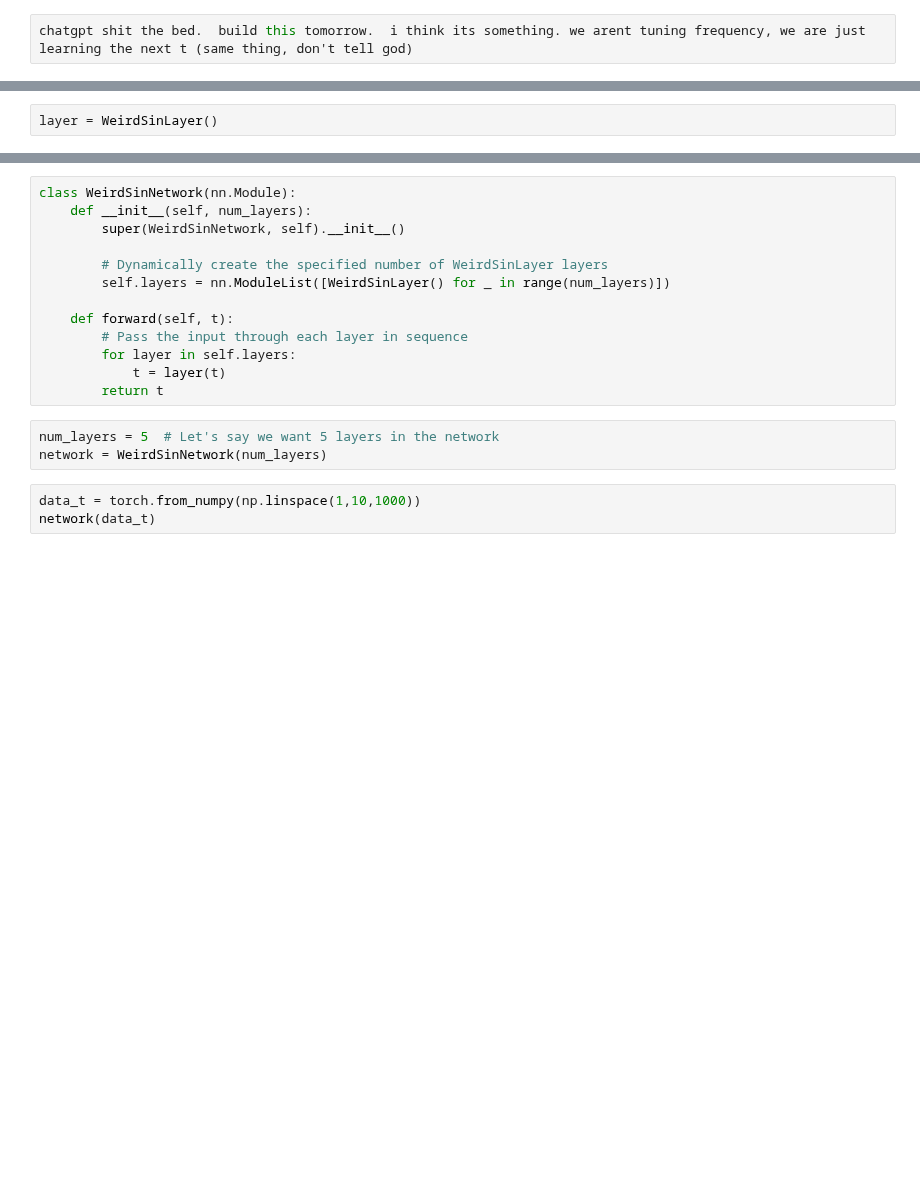
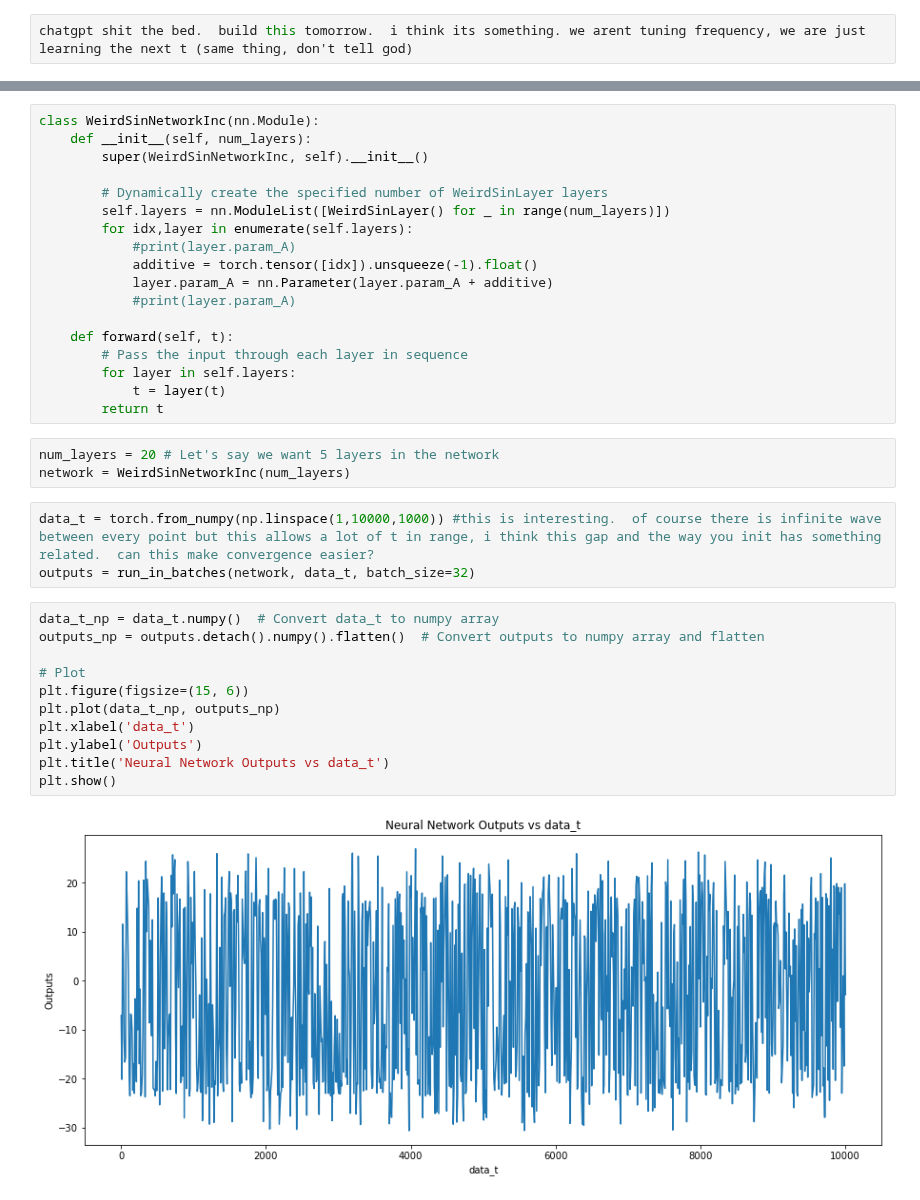
Before and after one commit to dallingordon/CSN, a Jupyter notebook: Layers.ipynb, the cells around one changed output, grey strips where cells are left out. Cells and saved outputs as stored; diff of their text form; blank space fills up the shorter version.

Commit message:
weird contd

```diff
--- a/Layers.ipynb
+++ b/Layers.ipynb
@@ -473,2 +470,0 @@ data_t = torch.from_numpy(np.linspace(1,10,10))
-# %%
-layer = WeirdSinLayer()
@@ -481,10 +496,15 @@ RuntimeError: The size of tensor a (3) must match the size of tensor b (10) at n
 # %%
-class WeirdSinNetwork(nn.Module):
+class WeirdSinNetworkInc(nn.Module):
     def __init__(self, num_layers):
-        super(WeirdSinNetwork, self).__init__()
+        super(WeirdSinNetworkInc, self).__init__()
 
         # Dynamically create the specified number of WeirdSinLayer layers
         self.layers = nn.ModuleList([WeirdSinLayer() for _ in range(num_layers)])
+        for idx,layer in enumerate(self.layers):
+            #print(layer.param_A)
+            additive = torch.tensor([idx]).unsqueeze(-1).float()
+            layer.param_A = nn.Parameter(layer.param_A + additive)
+            #print(layer.param_A)
 
     def forward(self, t):
         # Pass the input through each layer in sequence
@@ -492,8 +512,21 @@ class WeirdSinNetwork(nn.Module):
             t = layer(t)
         return t
 # %%
-num_layers = 5  # Let's say we want 5 layers in the network
-network = WeirdSinNetwork(num_layers)
+num_layers = 20 # Let's say we want 5 layers in the network
+network = WeirdSinNetworkInc(num_layers)
-# %%
-data_t = torch.from_numpy(np.linspace(1,10,1000))
-network(data_t)
+# %%
+data_t = torch.from_numpy(np.linspace(1,10000,1000)) #this is interesting.  of course there is infinite wave between every point but this allows a lot of t in range, i think this gap and the way you init has something related.  can this make convergence easier?
+outputs = run_in_batches(network, data_t, batch_size=32)
+# %%
+data_t_np = data_t.numpy()  # Convert data_t to numpy array
+outputs_np = outputs.detach().numpy().flatten()  # Convert outputs to numpy array and flatten
+
+# Plot
+plt.figure(figsize=(15, 6))
+plt.plot(data_t_np, outputs_np)
+plt.xlabel('data_t')
+plt.ylabel('Outputs')
+plt.title('Neural Network Outputs vs data_t')
+plt.show()
+# %% [output]
+[figure, added]
```
Also changed, not shown: parts of 9 cells of this notebook, 1 other file.
